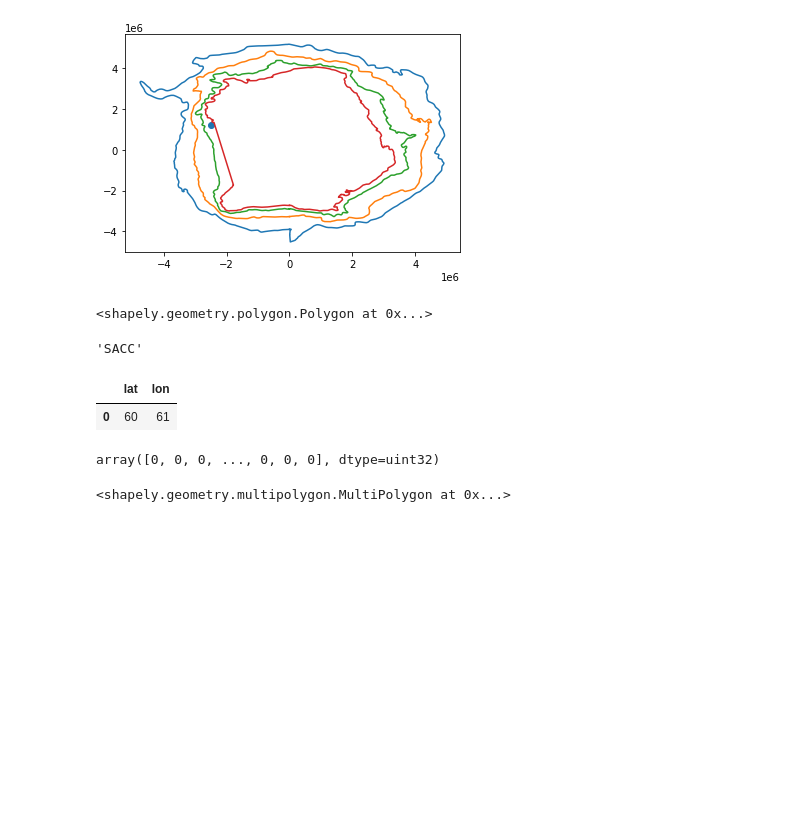
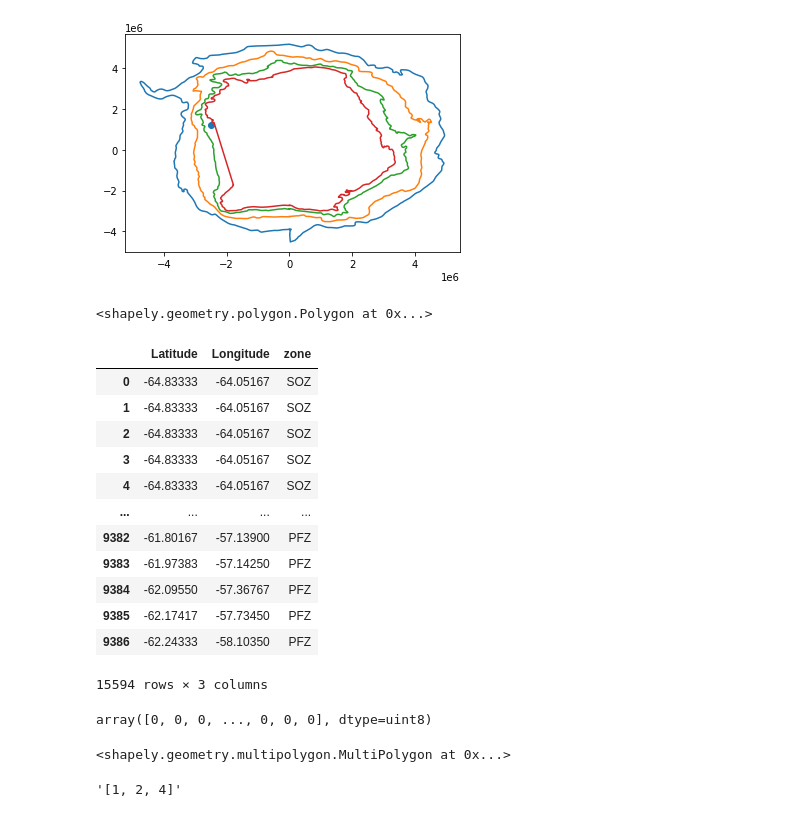
Before and after one commit to ayushnag/sophy, a Jupyter notebook: db/sophy_db.ipynb, the cells around one changed output. Saved outputs shown, nothing was run; the diff lists cells and outputs as text; code cells hidden in the pictures; blank space fills up the shorter version.

```diff
--- a/db/sophy_db.ipynb
+++ b/db/sophy_db.ipynb
@@ -211,33 +198,28 @@ shapes[0] - shapes[1]
 <shapely.geometry.polygon.Polygon at 0x...>
 # %%
 df = pd.read_csv("../data/datasets/lter.csv", encoding='unicode_escape')
-df = df.filter(('Latitude', 'Longitude'))
-lter_gdf = gpd.GeoDataFrame(df, geometry=gpd.points_from_xy(df.Longitude, df.Latitude), crs='EPSG:4326')
-lter_gdf.to_crs(epsg=3031, inplace=True)
-
-zones: dict = {'zone': ['SAF', 'PF', 'SACC'], 'geometry': [shapes[0] - shapes[1], shapes[1] - shapes[2], shapes[2] - shapes[3]]}
-zones_gdf = gpd.GeoDataFrame(zones, crs='EPSG:3031')
-
-# gpd.read_file('../data/shapefiles/world.shp')
-
-
-# (shapes[2] - shapes[3]).contains(Point(-2497472.462, 1215311.912))
-gpd.sjoin(lter_gdf, zones_gdf)['zone'][0]
-# gpd.datasets.get_path('naturalearth_lowres')
-# print()
+# lter_gdf = gpd.GeoDataFrame(df, geometry=gpd.points_from_xy(df.Longitude, df.Latitude), crs='EPSG:4326')
+# lter_gdf = lter_gdf.to_crs(epsg=3031, inplace=True)
+GeoLabel.label_zones(df, 'Latitude', 'Longitude')[['Latitude', 'Longitude', 'zone']]
 # %% [output]
+|  | Latitude | Longitude | zone |
+| 0 | -64.83333 | -64.05167 | SOZ |
+| 1 | -64.83333 | -64.05167 | SOZ |
+| 2 | -64.83333 | -64.05167 | SOZ |
+| 3 | -64.83333 | -64.05167 | SOZ |
+| 4 | -64.83333 | -64.05167 | SOZ |
+| ... | ... | ... | ... |
+| 9382 | -61.80167 | -57.13900 | PFZ |
+| 9383 | -61.97383 | -57.14250 | PFZ |
+| 9384 | -62.09550 | -57.36767 | PFZ |
+| 9385 | -62.17417 | -57.73450 | PFZ |
+| 9386 | -62.24333 | -58.10350 | PFZ |
-'SACC'
+15594 rows × 3 columns
-# %%
-lat, lon = 60, 61
-pd.DataFrame([(lat, lon)], columns=['lat', 'lon'])
-# %% [output]
-|  | lat | lon |
-| 0 | 60 | 61 |
 # %%
 f = open(r"../data/sea_ice/mean.sep.1979-2021.s", "r")
-(np.fromfile(f, dtype=np.uint32))
+np.fromfile(f, dtype=np.uint8)
 # %% [output]
-array([0, 0, 0, ..., 0, 0, 0], dtype=uint32)
+array([0, 0, 0, ..., 0, 0, 0], dtype=uint8)
 # %%
 # geojson_data = shp.Reader("../data/shapefiles/world.shp").__geo_interface__
 # world = gpd.GeoDataFrame.from_features(geojson_data, crs=4326)
@@ -252,3 +234,7 @@ antarctica = antarctica.to_crs(epsg=3031)
 shapes[3] - antarctica['geometry'].values[0]
 # %% [output]
 <shapely.geometry.multipolygon.MultiPolygon at 0x...>
+# %%
+str([1, 2, 4])
+# %% [output]
+'[1, 2, 4]'
```
Also changed, not shown: parts of 3 cells of this notebook, 3 other files.
